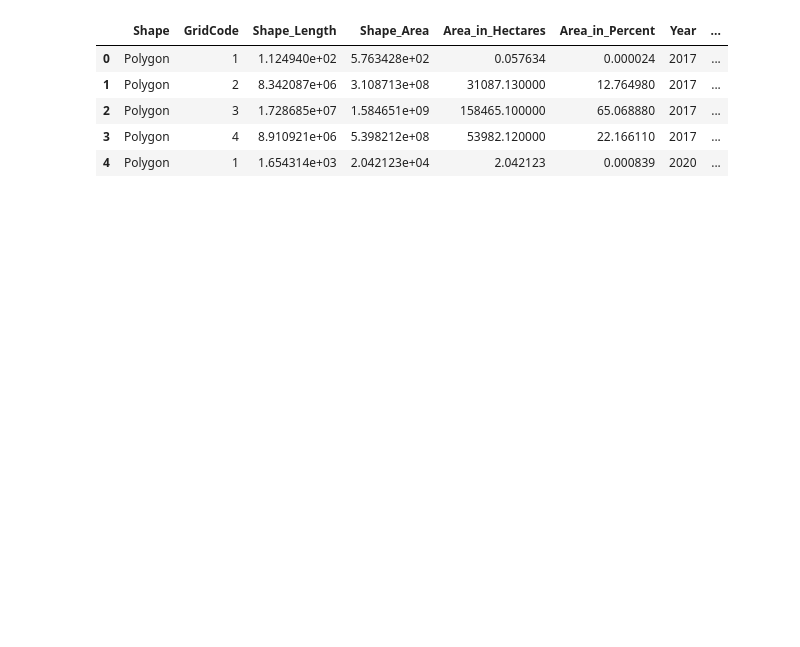
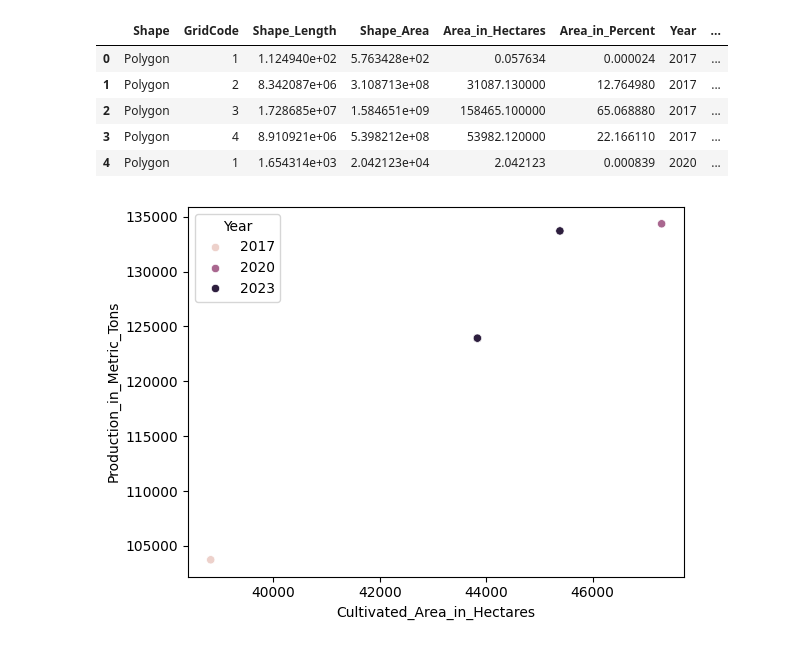
Before and after one commit to MehediImamShilu/Smart-Paddy-Production, a Jupyter notebook: Soil_Moisture_Prediction.ipynb, the cells around one changed output. Drawn from its saved outputs; the diff is of its cells as text; code cells hidden in the pictures; blank space fills up the shorter version.

```diff
--- a/Soil_Moisture_Prediction.ipynb
+++ b/Soil_Moisture_Prediction.ipynb
@@ -786,3 +786,13 @@ df.head()
 | 2 | Polygon | 3 | 1.728685e+07 | 1.584651e+09 | 158465.100000 | 65.068880 | 2017 | ... |
 | 3 | Polygon | 4 | 8.910921e+06 | 5.398212e+08 | 53982.120000 | 22.166110 | 2017 | ... |
 | 4 | Polygon | 1 | 1.654314e+03 | 2.042123e+04 | 2.042123 | 0.000839 | 2020 | ... |
+# %%
+# Exploratory Data Analysis (EDA) is using to visulize the trend & patterns
+import seaborn as sns
+import matplotlib.pyplot as plt
+
+# Visualize the relationship between Cultivated Area and Production
+sns.scatterplot(x='Cultivated_Area_in_Hectares', y='Production_in_Metric_Tons', hue='Year', data=data)
+plt.show()
+# %% [output]
+[figure, added]
```
Also changed, not shown: parts of 2 cells of this notebook.
